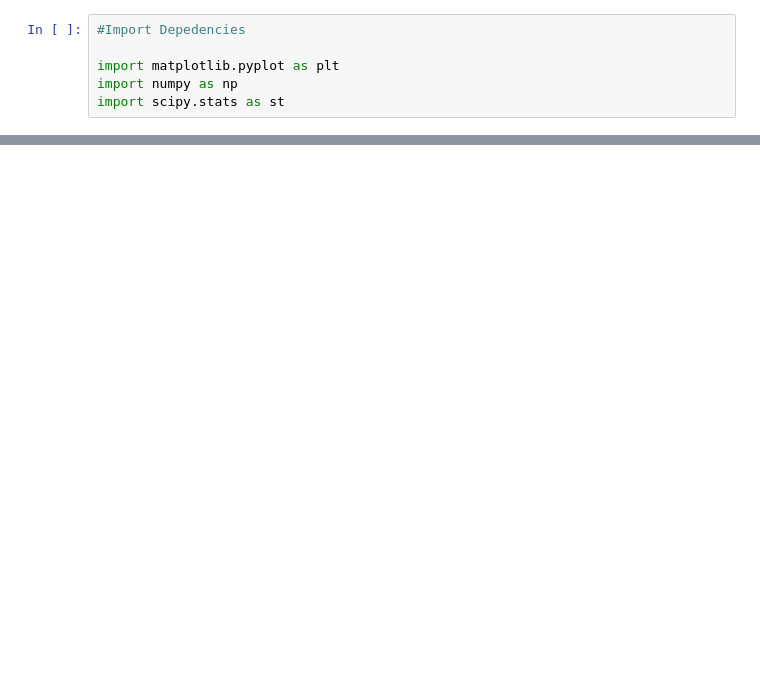
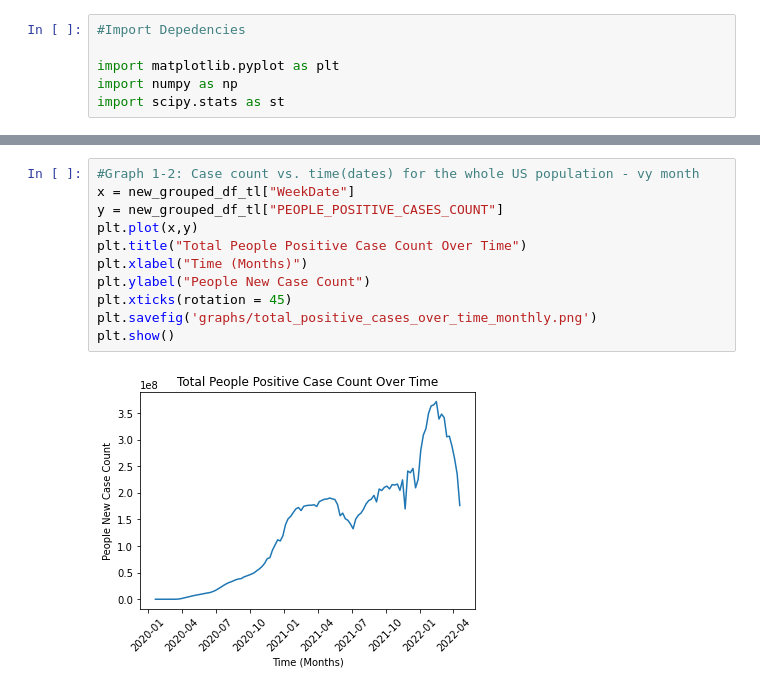
Before and after one commit to neelroyy/covid-19, a Jupyter notebook: Analysis 1 - Case Count and New Case Count.ipynb, the cells around one changed output, grey strips where cells are left out. Saved outputs shown, nothing was run; the diff lists cells and outputs as text; blank space fills up the shorter version.

```diff
--- a/Analysis 1 - Case Count and New Case Count.ipynb
+++ b/Analysis 1 - Case Count and New Case Count.ipynb
@@ -137 +177,14 @@ plt.show()
+# %%
+#Graph 1-2: Case count vs. time(dates) for the whole US population - vy month
+x = new_grouped_df_tl["WeekDate"]
+y = new_grouped_df_tl["PEOPLE_POSITIVE_CASES_COUNT"]
+plt.plot(x,y)
+plt.title("Total People Positive Case Count Over Time")
+plt.xlabel("Time (Months)")
+plt.ylabel("People New Case Count")
+plt.xticks(rotation = 45)
+plt.savefig('graphs/total_positive_cases_over_time_monthly.png')
+plt.show()
+# %% [output]
+[figure, added]
 # %%
```
Also changed, not shown: parts of 12 cells of this notebook, 8 other files.
